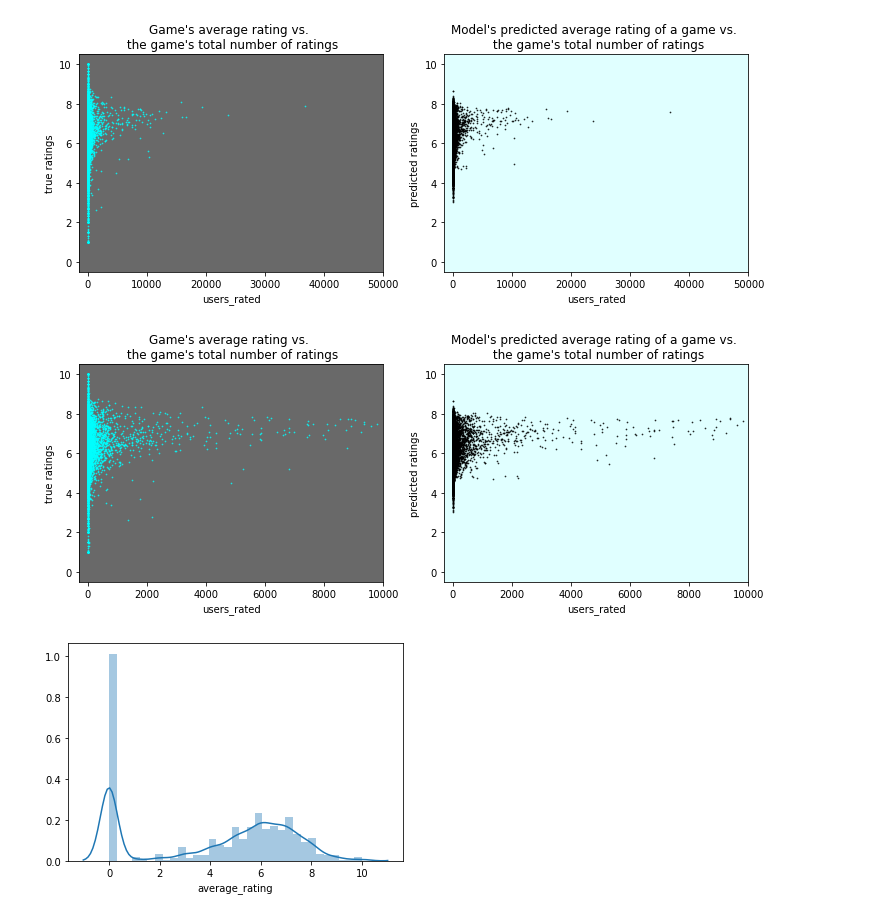
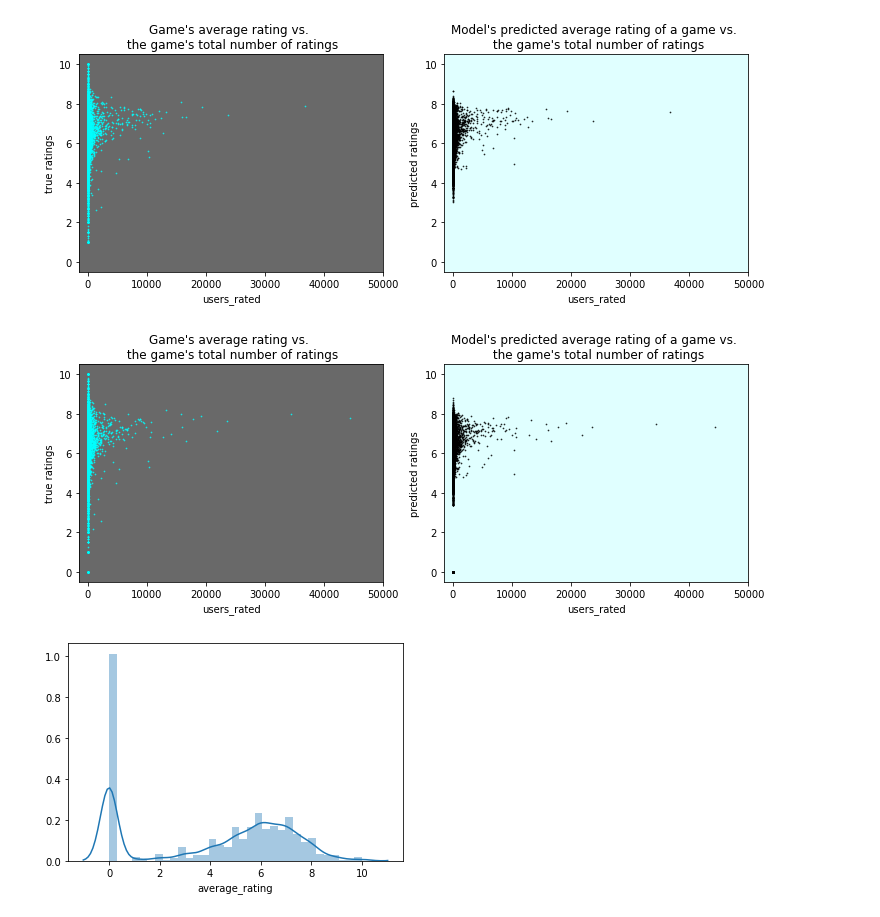
Before and after one commit to CurtCalledBurt/DS_Unit2_Build_Week, a Jupyter notebook: Project_2_Day_8_Final.ipynb, the cells around one changed output. Cells and saved outputs as stored; diff of their text form; code cells hidden in the pictures.

```diff
--- a/Project_2_Day_8_Final.ipynb
+++ b/Project_2_Day_8_Final.ipynb
@@ -118,3 +139,7 @@ X_train, X_val, y_train, y_val = train_test_split(X_train, y_train, random_state
 X_train.shape, y_train.shape, X_test.shape, y_test.shape, X_val.shape, y_val.shape
 # %% [output]
 ((30994, 14), (30994,), (13776, 14), (13776,), (10332, 14), (10332,))
+# %%
+# train/test/val split for 0 set
+X_train_old, X_val_old, y_train_old, y_val_old = train_test_split(X_train_old, y_train_old, random_state=2019)
+X_train_old.shape, y_train_old.shape, X_test_old.shape, y_test_old.shape, X_val_old.shape, y_val_old.shape
@@ -234,0 +301,4 @@ Val R^2 Score:  0.3761110074828199
+# %%
+# Print the Val error and R2 Score of 0 set
+print("Set with 0's left in")
+y_pred_old = prediction_and_error(X_val_old_processed, y_val_old, pipeline2, 'Val')
@@ -235,18 +335,32 @@ Val R^2 Score:  0.3761110074828199
 # %%
-!pip install eli5
-
-import eli5
-from eli5.sklearn import PermutationImportance
+# we create a permutation table
 
 # See how defining an eli5 permuter takes a model but no data? that's
 # why your data encoders could be used in a pipeline, but your model couldn't;
 # the model needs to get passed in at definition. The data does not.
+
+# we create the permuter
 permuter = PermutationImportance(
     pipeline,
     scoring='neg_mean_absolute_error',
     n_iter=5,
-#     random_state=2019
+    random_state=2019
 )
 
-# Now the data gets passed in.
+# Now the data for the 0'less set gets passed in.
 permuter.fit(X_val_processed, y_val);
+
+
+
+
+# Now we do the same for the 0 set
+
+# create the permuter
+permuter2 = PermutationImportance(
+    pipeline2,
+    scoring='neg_mean_absolute_error',
+    n_iter=5,
+    random_state=2019
+)
+# fit the permuter onto the data
+permuter2.fit(X_val_old_processed, y_val_old);
@@ -326,34 +462,35 @@ plt.show()
 # %% [output]
 [figure]
 # %%
+# we create the plot figure
 fig, (ax1, ax2) = plt.subplots(ncols=2, sharey=False, figsize=(12, 4))
 ax1.set_facecolor('dimgray')
 ax2.set_facecolor('lightcyan')
 
 # Zoom in on True val vs users
-sns.regplot(X_val['users_rated'], y_val,
+sns.regplot(X_val_old['users_rated'], y_val_old,
             fit_reg = False,
             scatter_kws={'color': 'cyan',
                          's': .5},
             ax=ax1);
 
 # Zoom in on Pred val vs users
-sns.regplot(X_val['users_rated'], y_pred,
+sns.regplot(X_val_old['users_rated'], y_pred_old,
             fit_reg = False,
             scatter_kws={'color': 'black',
                          's': .5},
             ax=ax2);
 
 ax1.set(title = "Game's average rating vs. \n the game's total number of ratings",
         ylabel='true ratings',
-        xlim=(-300, 10_000),
+        xlim=(-1_500, 50_000),
         ylim=(-0.5, 10.5)
        )
 ax2.set(title="Model's predicted average rating of a game vs. \n the game's total number of ratings",
         ylabel='predicted ratings',
-        xlim=(-300, 10_000),
+        xlim=(-1_500, 50_000),
         ylim=(-0.5, 10.5)
        )
 plt.show()
 # %% [output]
-[figure, old version]
+[figure, new version]
```
Also changed, not shown: parts of 28 cells of this notebook.
